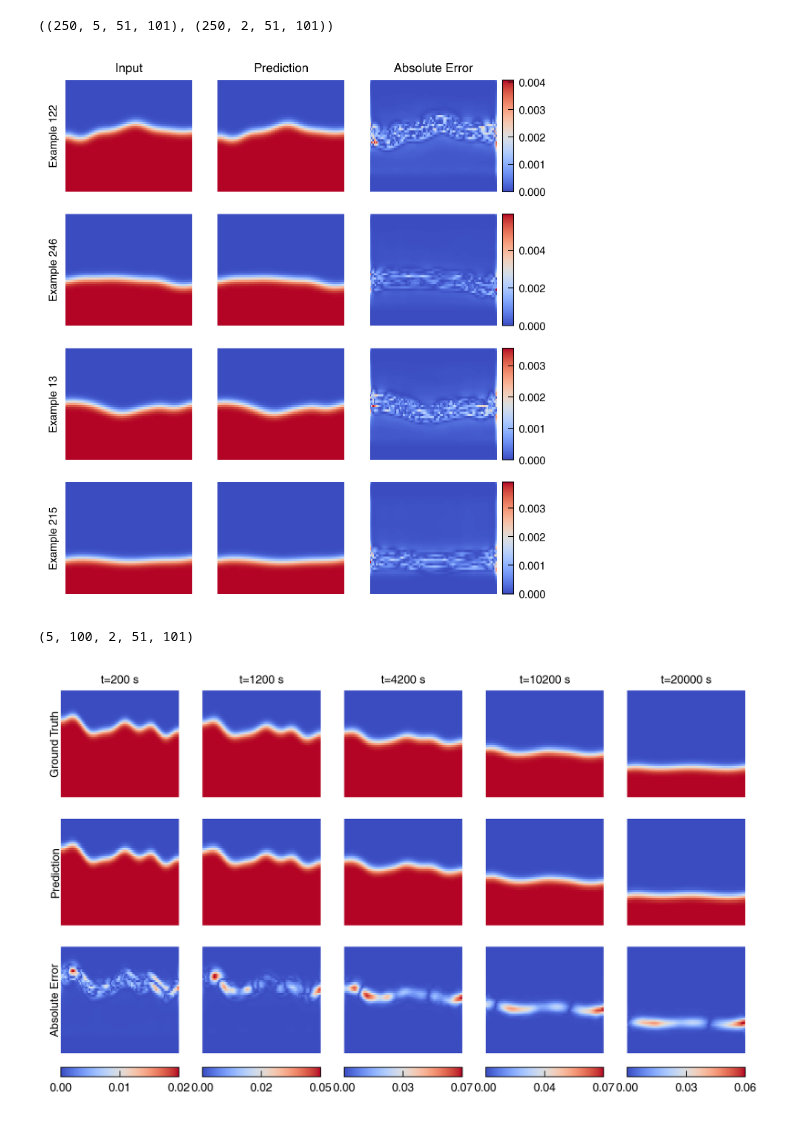
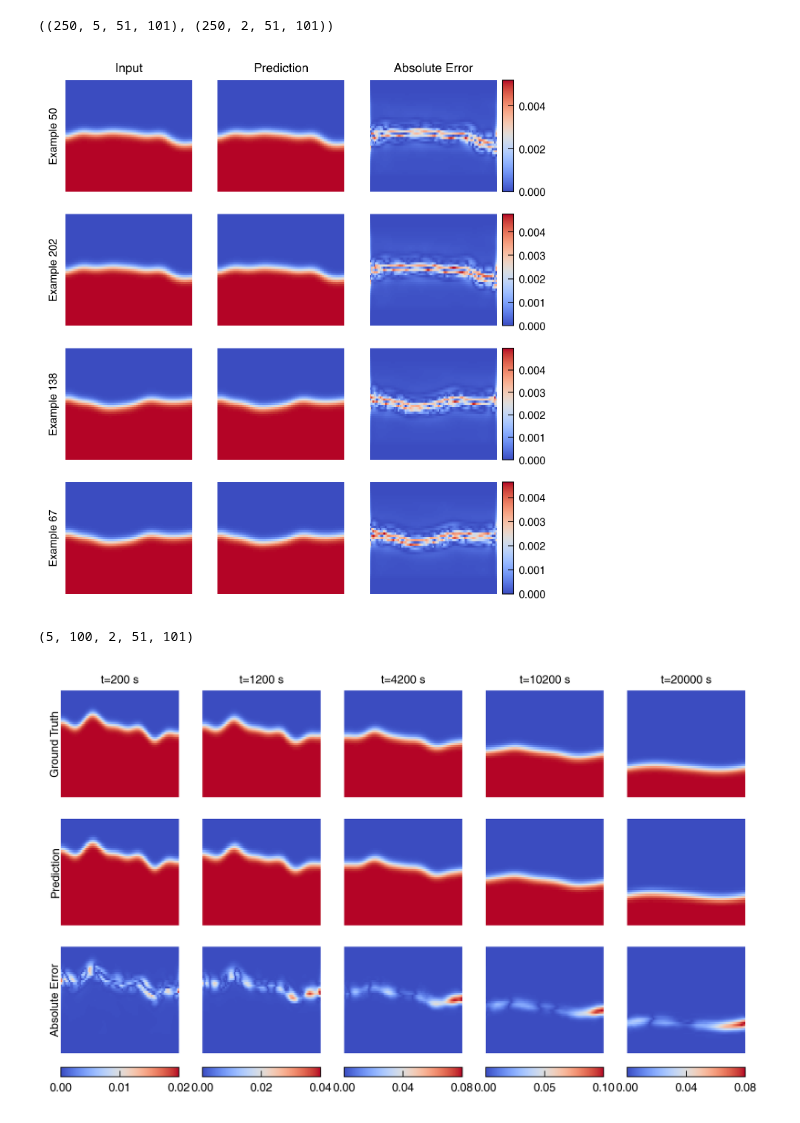
Before and after one commit to NanxiiChen/PF-PINO, a Jupyter notebook: corrosion2d/eval.ipynb, the cells around one changed output. Cells and saved outputs as stored; diff of their text form; code cells hidden in the pictures.

```diff
--- a/corrosion2d/eval.ipynb
+++ b/corrosion2d/eval.ipynb
@@ -1,7 +1,7 @@
 # %%
 import os
 os.chdir("../")
-configs_file = "train_fno_pi_incpt"
+configs_file = "train_debug"
 # %%
 import os
 from functools import partial
@@ -158,7 +158,7 @@ for i, idx in enumerate(random_indices):
     fig.colorbar(diff_ax, cax=ax_bar)
 # fig.tight_layout()
 # %% [output]
-[figure, old version]
+[figure, new version]
 # %%
 test_solutions = jnp.load(os.path.join(configs.test_data_dir, "solutions_grid_initials.npy"))
 u0 = test_solutions[:, 0, :, :]
@@ -178,40 +178,40 @@ y_test.shape
 idxs = [0, 5, 20, 50, 99,]
 meshesx = meshes[0]
 meshesy = meshes[1]
-example_th = 4
+example_th = 2
 fig, axes = plt.subplots(3, len(idxs), figsize=(1.5 * len(idxs), 4))
 for i, idx in enumerate(idxs):
     ax = axes[0, i]
     ax.pcolormesh(meshesx, meshesy, y_test[example_th, idx, 0, :, :], cmap='coolwarm')
     if i == 0:
         ax.text(0., 0.5, "Ground Truth", ha="right", va="center", transform=ax.transAxes, rotation=90)
     # ax.set_title(f"Ground Truth t={int((idx+1)*dt*configs.Tc)} s")
     ax.set_axis_off()
     ax.text(0.5, 1.05, f"t={int((idx+1)*dt*configs.Tc)} s", ha="center", va="bottom", transform=ax.transAxes)
 
     ax = axes[1, i]
     ax.pcolormesh(meshesx, meshesy, u_preds[example_th, idx, 0, :, :],  cmap='coolwarm')
     if i == 0:
         ax.text(0., 0.5, "Prediction", ha="right", va="center", transform=ax.transAxes, rotation=90)
     ax.set_axis_off()
 
     ax = axes[2, i]
     diff = jnp.abs(y_test[example_th, idx, 0, :, :] - u_preds[example_th, idx, 0, :, :])
     diff_ax = ax.pcolormesh(meshesx, meshesy, diff, cmap='coolwarm')
     if i == 0:
         ax.text(0., 0.5, "Absolute Error", ha="right", va="center", transform=ax.transAxes, rotation=90)
     ax.set_axis_off()
 
     # add a ax_bar at the bottom of the figure
     ax_bar = fig.add_axes([ax.get_position().x0,
                            ax.get_position().y0 - 0.05,
                            ax.get_position().width,
                            0.02])
     # fewer ticks on colorbar with 2 precision
     fig.colorbar(diff_ax, cax=ax_bar, orientation='horizontal',
                  format='%.2f', ticks=jnp.linspace(0, jnp.max(diff), num=3))
 # %% [output]
-[figure, old version]
+[figure, new version]
 # %%
 diffs = jnp.abs(y_test[:, :, 0, :, :] - u_preds[:, :, 0, :, :])
 diffs = jnp.mean(diffs, axis=(2,3))  # (num_test, num_time_steps)
```
Also changed, not shown: parts of 4 cells of this notebook, 9 other files.
